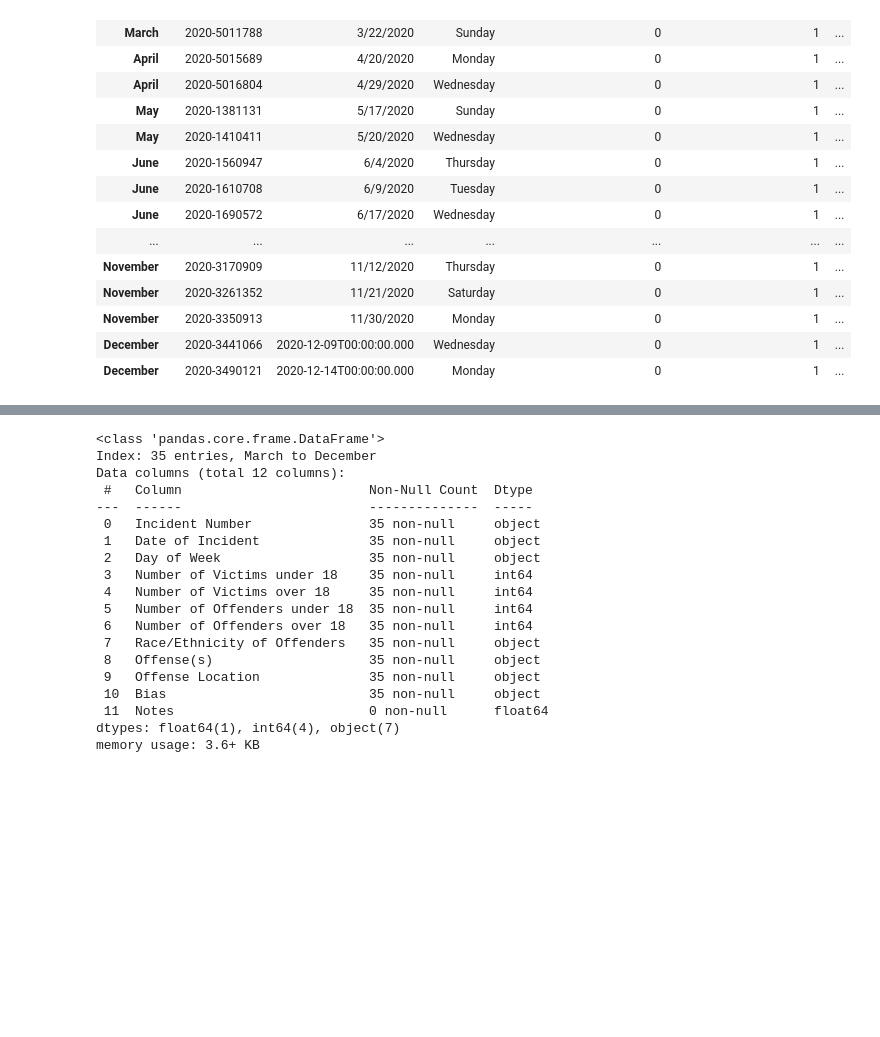
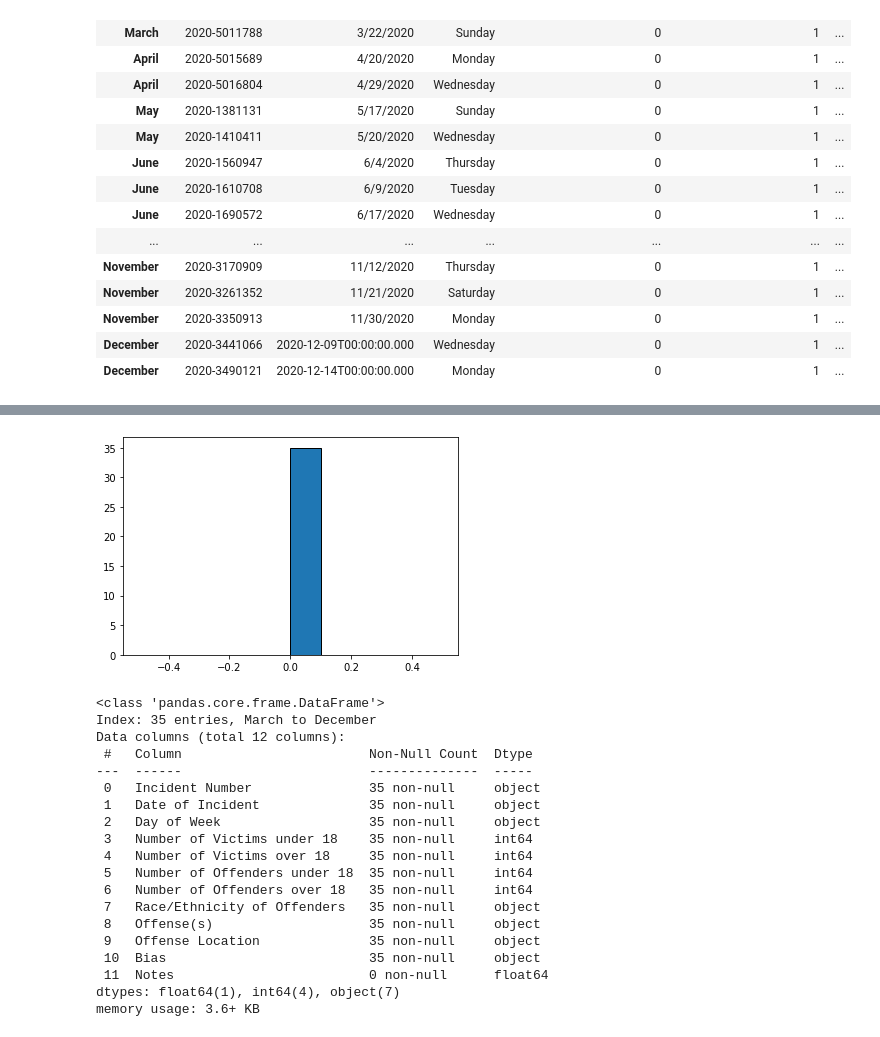
Before and after one commit to BurtonBarnes/Indian_Gas_Prices, a Jupyter notebook: exploration.ipynb, the cells around one changed output, grey strips where cells are left out. Saved outputs shown, nothing was run; the diff lists cells and outputs as text; code cells hidden in the pictures; blank space fills up the shorter version.

```diff
--- a/exploration.ipynb
+++ b/exploration.ipynb
@@ -104,3 +109,8 @@ df1
+# %%
+plt.hist(data=df1, x='Number of Victims under 18', edgecolor='black')
+plt.show()
+# %% [output]
+[figure, added]
 # %%
 df1.info()
 # %% [output]
```
Also changed, not shown: parts of 1 cell of this notebook.
